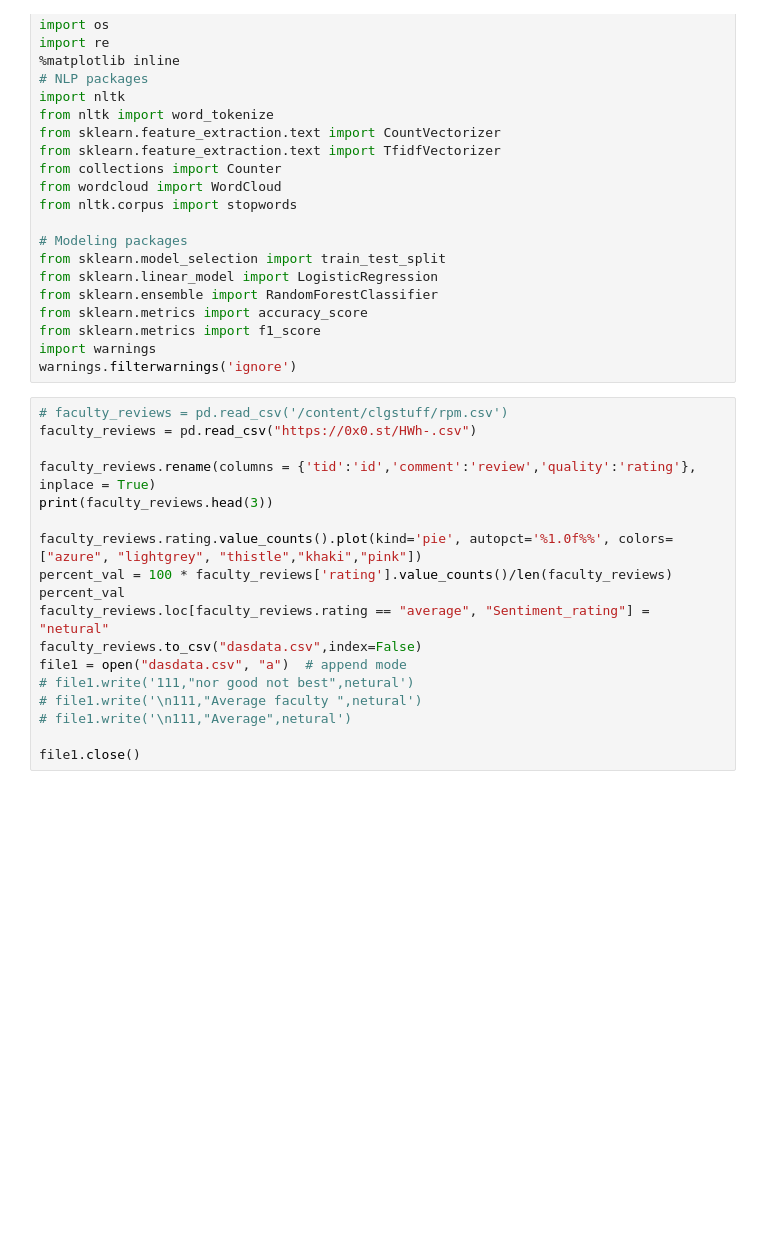
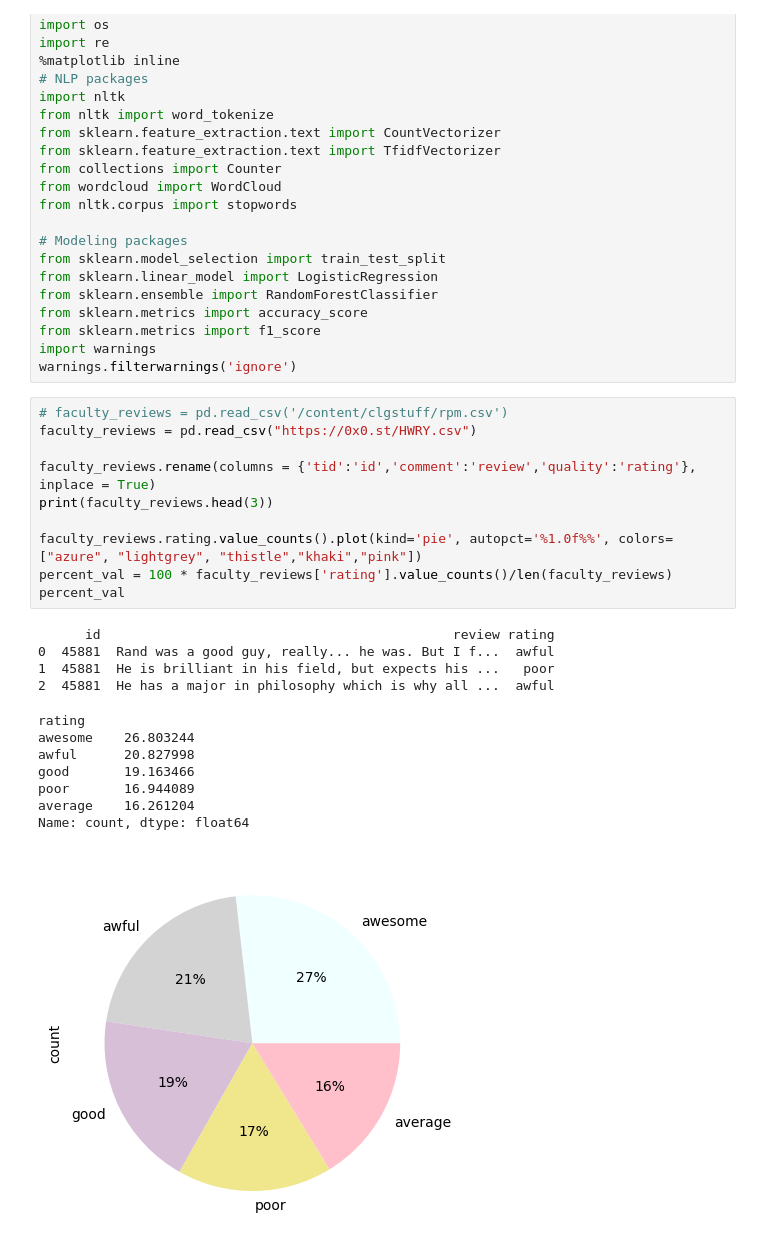
Before and after one commit to itnotes302b/faculty-evaluation-system, a Jupyter notebook: model.ipynb, the cells around one changed output. Drawn from its saved outputs; the diff is of its cells as text; blank space fills up the shorter version.

```diff
--- a/model.ipynb
+++ b/model.ipynb
@@ -25,20 +25,25 @@ import warnings
 warnings.filterwarnings('ignore')
 # %%
 # faculty_reviews = pd.read_csv('/content/clgstuff/rpm.csv')
-faculty_reviews = pd.read_csv("https://0x0.st/HWh-.csv")
+faculty_reviews = pd.read_csv("https://0x0.st/HWRY.csv")
 
 faculty_reviews.rename(columns = {'tid':'id','comment':'review','quality':'rating'}, inplace = True)
 print(faculty_reviews.head(3))
 
 faculty_reviews.rating.value_counts().plot(kind='pie', autopct='%1.0f%%', colors=["azure", "lightgrey", "thistle","khaki","pink"])
 percent_val = 100 * faculty_reviews['rating'].value_counts()/len(faculty_reviews)
 percent_val
-faculty_reviews.loc[faculty_reviews.rating == "average", "Sentiment_rating"] = "netural"
-faculty_reviews.to_csv("dasdata.csv",index=False)
-file1 = open("dasdata.csv", "a")  # append mode
-# file1.write('111,"nor good not best",netural')
-# file1.write('\n111,"Average faculty ",netural')
-# file1.write('\n111,"Average",netural')
-
-file1.close()
+# %% [output]
+      id                                             review rating
+0  45881  Rand was a good guy, really... he was. But I f...  awful
+1  45881  He is brilliant in his field, but expects his ...   poor
+2  45881  He has a major in philosophy which is why all ...  awful
+rating
+awesome    26.803244
+awful      20.827998
+good       19.163466
+poor       16.944089
+average    16.261204
+Name: count, dtype: float64
+[figure, added]
 # %%
```
Also changed, not shown: parts of 8 cells of this notebook, 4 other files.
